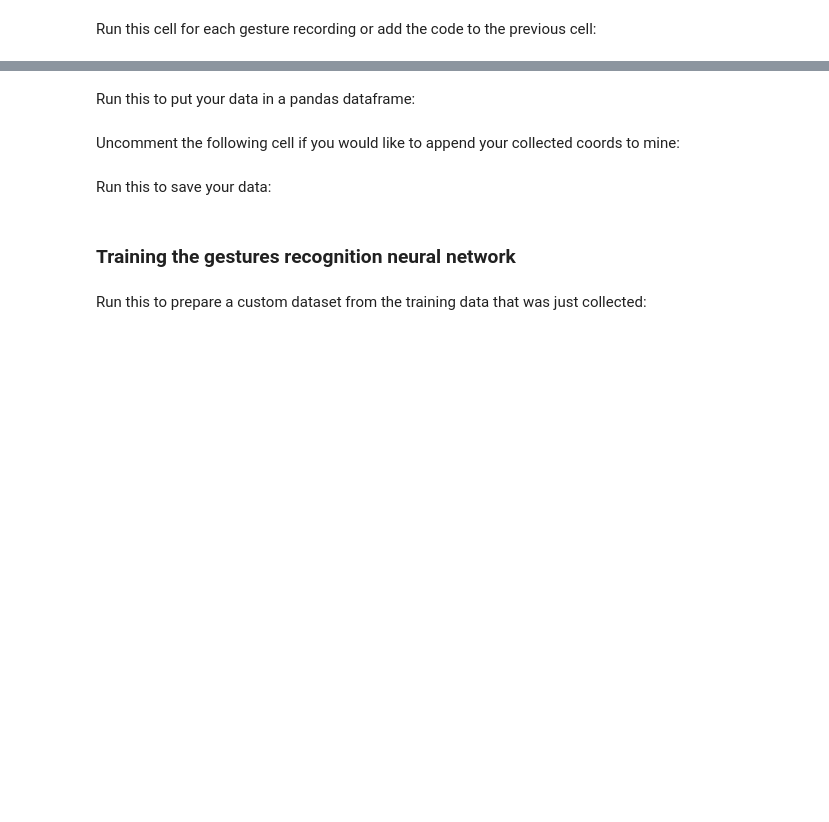
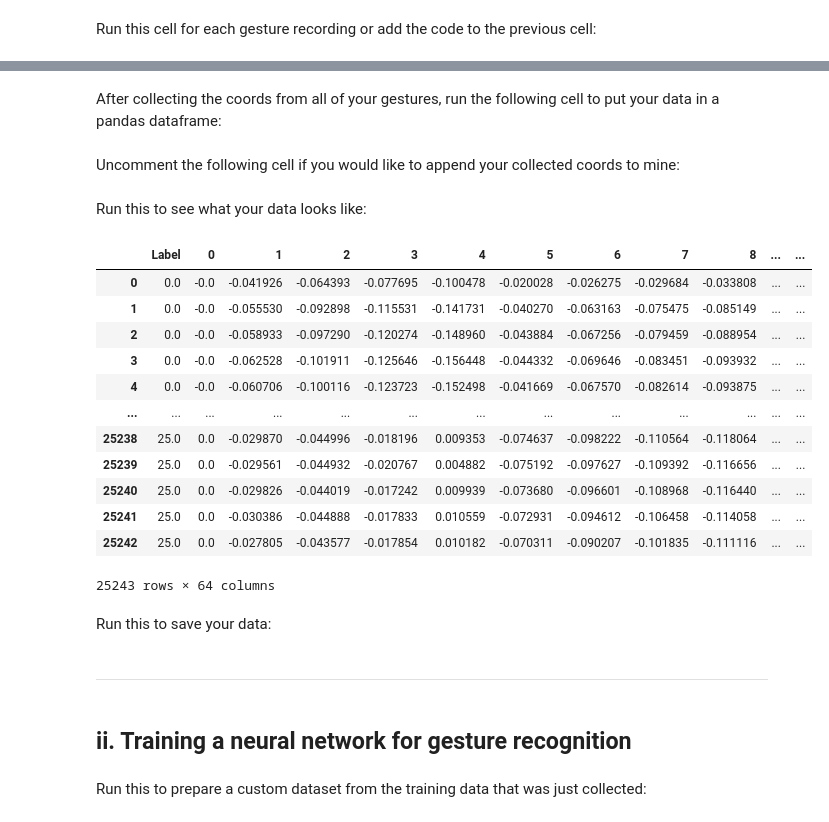
Before and after one commit to Olya-M/gestures-recognition, a Jupyter notebook: gestures recognition.ipynb, the cells around one changed output, grey strips where cells are left out. Drawn from its saved outputs; the diff is of its cells as text; code cells hidden in the pictures; blank space fills up the shorter version.

```diff
--- a/gestures recognition.ipynb
+++ b/gestures recognition.ipynb
@@ -184,5 +191,5 @@ len(training_data)
 # %% [markdown]
-Run this to put your data in a pandas dataframe:
+After collecting the coords from all of your gestures, run the following cell to put your data in a pandas dataframe:
 # %%
 flattened_training_data =[x for sublist in training_data for x in sublist]
 df = pd.DataFrame(flattened_training_data, columns = ['Label', *list(range(0, 63))])
@@ -191,13 +198,33 @@ Uncomment the following cell if you would like to append your collected coords t
 # %%
 # new_df = df
 # df = (pd.read_csv('training_data.csv')).append(new_df, ignore_index=True)
+# %% [markdown]
+Run this to see what your data looks like:
+# %%
+df
+# %% [output]
+|  | Label | 0 | 1 | 2 | 3 | 4 | 5 | 6 | 7 | 8 | ... | ... |
+| 0 | 0.0 | -0.0 | -0.041926 | -0.064393 | -0.077695 | -0.100478 | -0.020028 | -0.026275 | -0.029684 | -0.033808 | ... | ... |
+| 1 | 0.0 | -0.0 | -0.055530 | -0.092898 | -0.115531 | -0.141731 | -0.040270 | -0.063163 | -0.075475 | -0.085149 | ... | ... |
+| 2 | 0.0 | -0.0 | -0.058933 | -0.097290 | -0.120274 | -0.148960 | -0.043884 | -0.067256 | -0.079459 | -0.088954 | ... | ... |
+| 3 | 0.0 | -0.0 | -0.062528 | -0.101911 | -0.125646 | -0.156448 | -0.044332 | -0.069646 | -0.083451 | -0.093932 | ... | ... |
+| 4 | 0.0 | -0.0 | -0.060706 | -0.100116 | -0.123723 | -0.152498 | -0.041669 | -0.067570 | -0.082614 | -0.093875 | ... | ... |
+| ... | ... | ... | ... | ... | ... | ... | ... | ... | ... | ... | ... | ... |
+| 25238 | 25.0 | 0.0 | -0.029870 | -0.044996 | -0.018196 | 0.009353 | -0.074637 | -0.098222 | -0.110564 | -0.118064 | ... | ... |
+| 25239 | 25.0 | 0.0 | -0.029561 | -0.044932 | -0.020767 | 0.004882 | -0.075192 | -0.097627 | -0.109392 | -0.116656 | ... | ... |
+| 25240 | 25.0 | 0.0 | -0.029826 | -0.044019 | -0.017242 | 0.009939 | -0.073680 | -0.096601 | -0.108968 | -0.116440 | ... | ... |
+| 25241 | 25.0 | 0.0 | -0.030386 | -0.044888 | -0.017833 | 0.010559 | -0.072931 | -0.094612 | -0.106458 | -0.114058 | ... | ... |
+| 25242 | 25.0 | 0.0 | -0.027805 | -0.043577 | -0.017854 | 0.010182 | -0.070311 | -0.090207 | -0.101835 | -0.111116 | ... | ... |
+25243 rows × 64 columns
 # %% [markdown]
 Run this to save your data:
 # %%
 filename = 'training_data_new'
 df.to_csv(filename+'.csv', index=False)
+# %% [markdown]
+***
 # %% [markdown]
-### Training the gestures recognition neural network
+## ii. Training a neural network for gesture recognition
 # %% [markdown]
 Run this to prepare a custom dataset from the training data that was just collected:
 # %%
```
Also changed, not shown: parts of 23 cells of this notebook.
